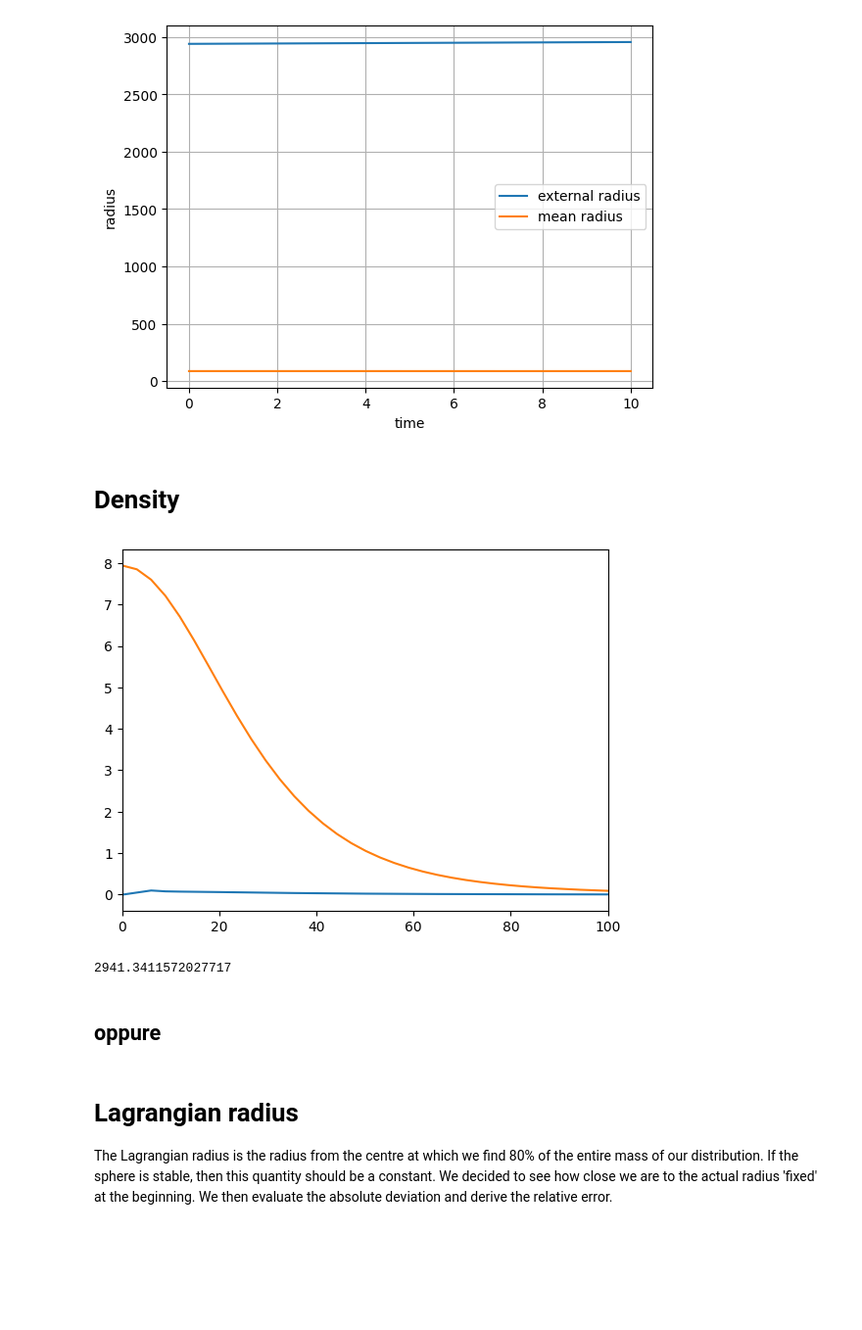
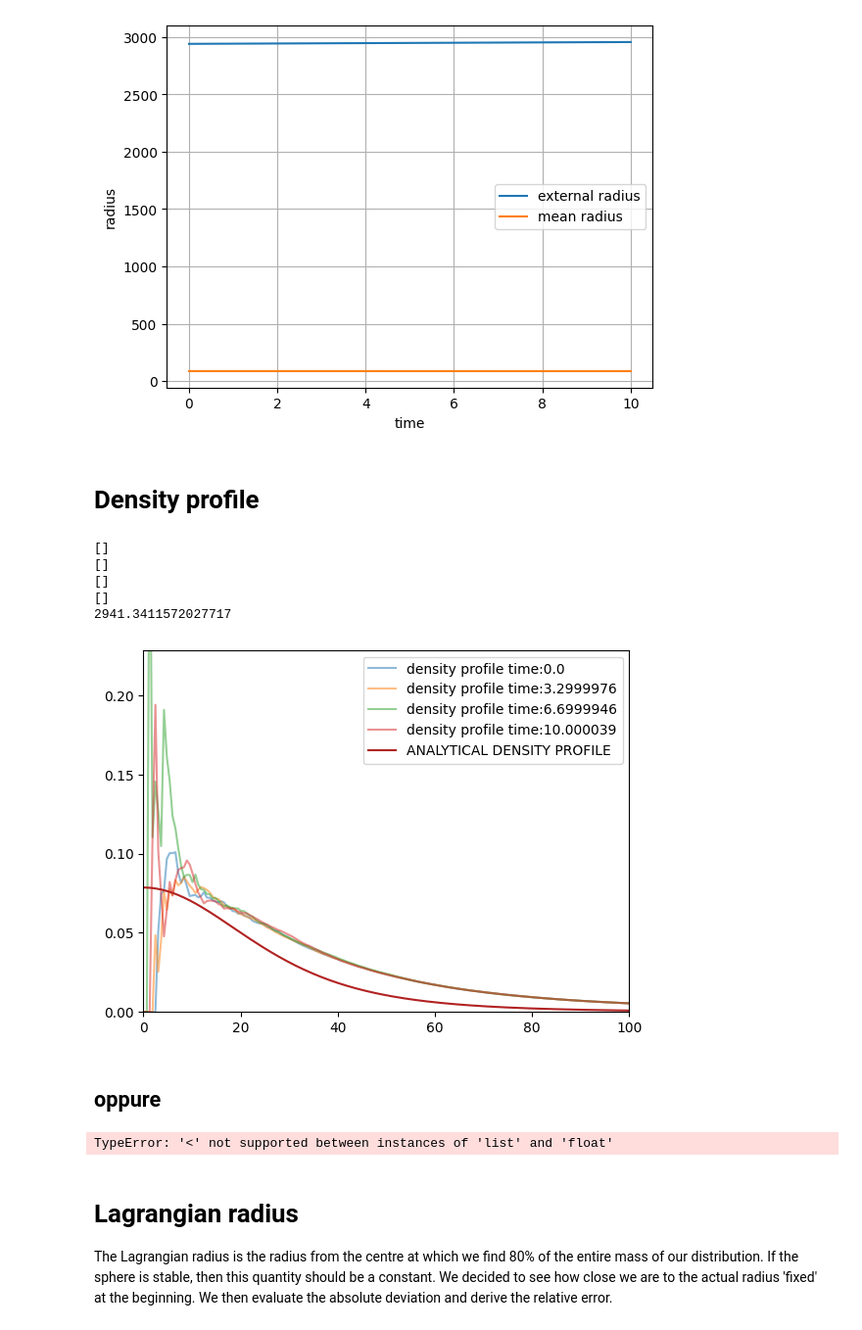
Before and after one commit to malvibellotti/Dynamics-experience-4, a Jupyter notebook: Treecode_plots_10000.ipynb, the cells around one changed output. Shown at 98% size. Cells and saved outputs as stored; diff of their text form; code cells hidden in the pictures; blank space fills up the shorter version.

```diff
--- a/Treecode_plots_10000.ipynb
+++ b/Treecode_plots_10000.ipynb
@@ -549,34 +552,41 @@ plt.grid()
 # %% [output]
 [figure]
 # %% [markdown]
-# Density
+# Density profile
 # %%
 # ATTENZIONE CAMBIARE SE HAI CAMBIATO I PARAMETRIIIIII
 b = 45
-radii = np.linspace(0.1, r_ext[0], 1000)
-density_analytical = 3 * np.sum(data_mass) / (4 * np.pi * b**3 ) * (1 / (1 + radii**2 / (b**2) ) )**(5/2)
+radii = np.linspace(0.1, r_ext[0], 5000)
+density_analytical = 3 *N*data_mass[0] / (4 * np.pi * b**3 ) * (1 / (1 + radii**2 / (b**2) ) )**(5/2)
 # %%
 #let's do the first one first
-density= []
-for R in radii:
-    i = 0
-    for r_p in r_evolution[:,0]:
-        if (r_p <= R):
-            i = i+1
-    density.append(i * data_mass[0] / (4/3 * np.pi * R**3))
-#plt.hist(density,int(n_bodies**0.5))
-plt.show()
-plt.plot(radii, density)
-plt.plot(radii, density_analytical)
+
+time_for_dens = [0, int(len(data_time)/3), int(2*len(data_time)/3), len(data_time)-1]
+for td in time_for_dens:
+    density= []
+    print(density)
+    for R in radii:
+        i = 0
+        for r_p in r_evolution[:,td]:
+            if (r_p <= R):
+                i = i+1
+        density.append(i * data_mass[0] / (4/3 * np.pi * R**3))
+    #plt.hist(density,int(n_bodies**0.5))
+    plt.plot(radii, density, label = "density profile time:"+ str(data_time[td]), alpha = 0.5)
+
+plt.plot(radii, density_analytical, c = "firebrick", label = "ANALYTICAL DENSITY PROFILE")
 plt.xlim(0,100)
-
-plt.show()
+plt.ylim(0, np.max(density_analytical)+ 0.15)
+plt.legend()
 print(r_ext[0])
-
-# we count them, so for a litte number of particles might scatter the distributionn because of the poissonian error ( proportinal to sqrt(N))
+# we count them, so for a litte number of particles might scatter the distribution because of the poissonian error ( proportinal to sqrt(N))
 # %% [output]
+[]
+[]
+[]
+[]
+2941.3411572027717
-[figure, old version]
+[figure, new version]
-2941.3411572027717
 # %% [markdown]
 ## oppure
 # %%
@@ -595,6 +605,8 @@ rho_0 = []
 for i in range(0, len(R) -1):
 
     rho_0.append(density_estimator(R[i], R[i+1], r_ptot))
+# %% [output]
+TypeError: '<' not supported between instances of 'list' and 'float'
 # %%
 plt.figure(figsize = (6,6))
 plt.scatter(R[:-1], rho_0, c='k', label=r'initial $\rho$')
```
Also changed, not shown: parts of 14 cells of this notebook.
